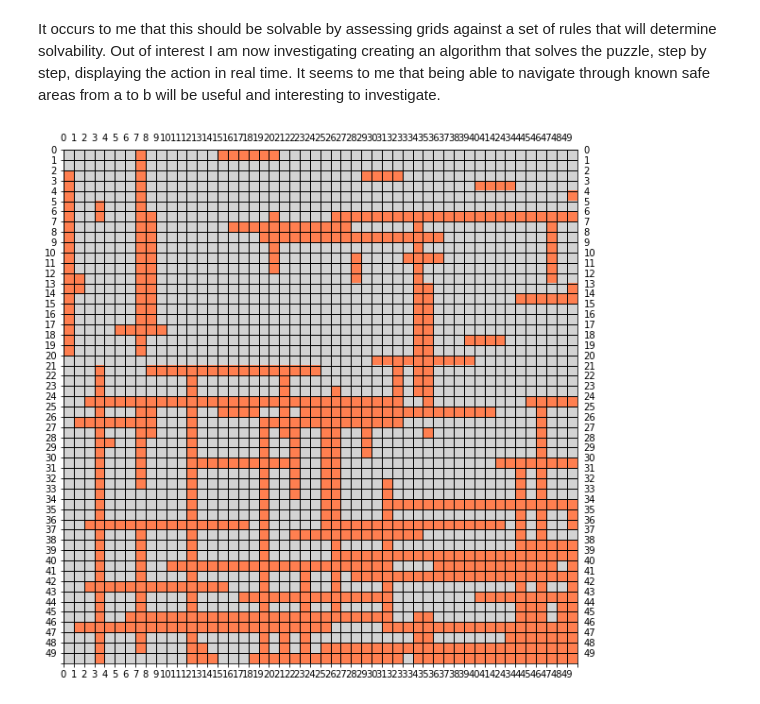
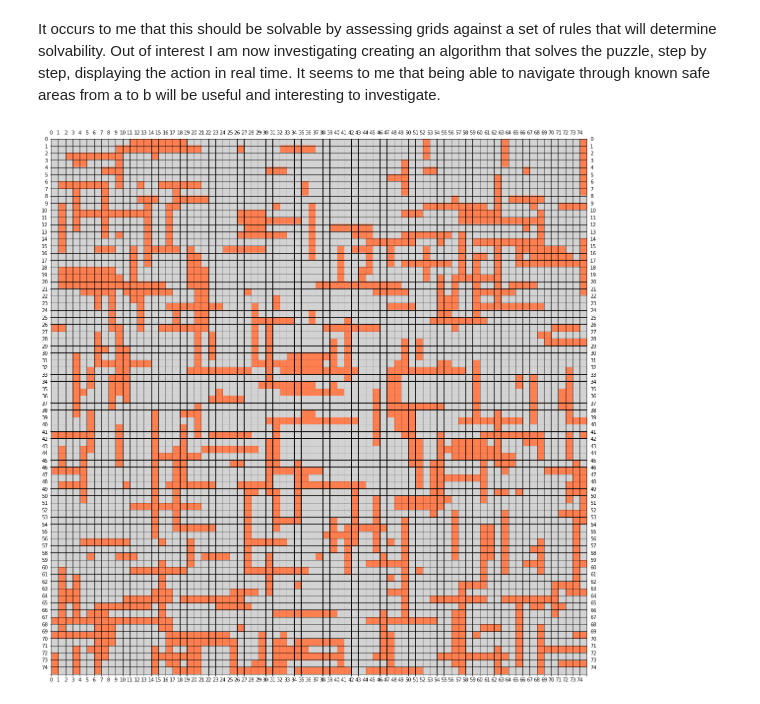
Before and after one commit to timwright614/codewars, a Jupyter notebook: 2kyu/Wumpus_World.ipynb, the cells around one changed output. Cells and saved outputs as stored; diff of their text form; code cells hidden in the pictures.

```diff
--- a/2kyu/Wumpus_World.ipynb
+++ b/2kyu/Wumpus_World.ipynb
@@ -249,7 +248,7 @@ def generate_grid(height, width, barrier_rate):
         for x in range(len(grid[0])):
             barrier = random.randint(1,100//barrier_rate)
             if barrier == 1:
-                barrier_len = random.randint(1,limiting/2)
+                barrier_len = random.randint(1,round(limiting**0.5))
                 barrier_orient = random.randint(0,1)
                 if barrier_orient == 0:
                     if barrier_len > len(grid[0]) - x:
@@ -280,9 +279,9 @@ def show_grid(grid, figsize):
 
     #displays coloured grid with coordinates as axis labels
 
-    cmap = cmap = colors.ListedColormap(['LightGrey', 'coral', 'LawnGreen'])
-    fig, ax = plt.subplots(figsize = (10,10))
-    bounds = [0,0.5,1.5,2]
+    cmap = cmap = colors.ListedColormap(['LightGrey', 'coral', 'LawnGreen', 'g', 'r'])
+    fig, ax = plt.subplots(figsize = figsize)
+    bounds = [0,0.5,1.5,2.5,3.5,4]
     norm = colors.BoundaryNorm(bounds, cmap.N)
     ax.grid(which='major', axis='both', linestyle='-', color='k', linewidth=1)
     ax.set_xticks(ticks = np.arange(-.5, len(grid[0]), 1));
@@ -330,12 +330,14 @@ def show_path(start, end, grid, reduce_steps = True):
 # %%
-height = 50
-width = 50
-barrier_rate = 4
+#generating a ranom grid with obstacles
+
+height = 75
+width = 75
+barrier_rate = 6
 
 figsize = (20,20)
 
 grid = generate_grid(height,width,barrier_rate)
 display_grid = convert_grid(grid)
 show_grid(display_grid,figsize)
 # %% [output]
-[figure, old version]
+[figure, new version]
```
Also changed, not shown: parts of 7 cells of this notebook.
